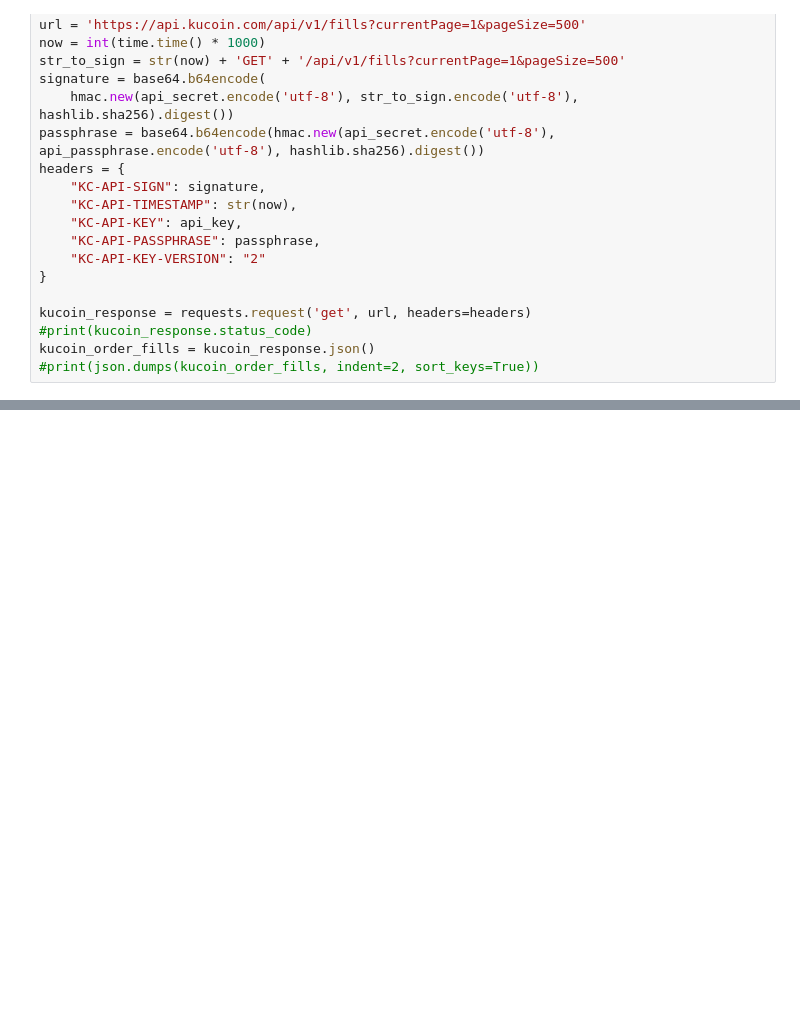
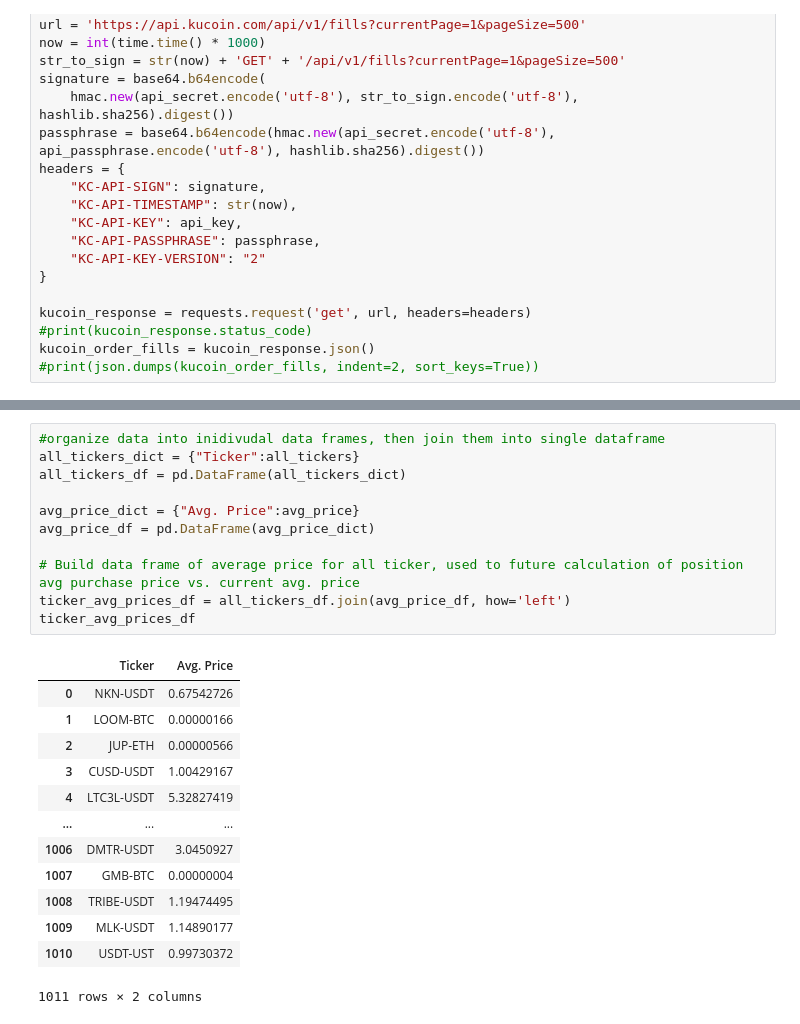
Before and after one commit to ThusSpokeZarate/kucoin_api_call, a Jupyter notebook: api_call_order_fills.ipynb, the cells around one changed output, grey strips where cells are left out. Saved outputs shown, nothing was run; the diff lists cells and outputs as text; blank space fills up the shorter version.

```diff
--- a/api_call_order_fills.ipynb
+++ b/api_call_order_fills.ipynb
@@ -223,0 +314,25 @@ print(rmrk_usdt_total_buy_expense)
+# %%
+#organize data into inidivudal data frames, then join them into single dataframe
+all_tickers_dict = {"Ticker":all_tickers}
+all_tickers_df = pd.DataFrame(all_tickers_dict)
+
+avg_price_dict = {"Avg. Price":avg_price}
+avg_price_df = pd.DataFrame(avg_price_dict)
+
+# Build data frame of average price for all ticker, used to future calculation of position avg purchase price vs. current avg. price
+ticker_avg_prices_df = all_tickers_df.join(avg_price_df, how='left')
+ticker_avg_prices_df
+# %% [output]
+|  | Ticker | Avg. Price |
+| 0 | NKN-USDT | 0.67542726 |
+| 1 | LOOM-BTC | 0.00000166 |
+| 2 | JUP-ETH | 0.00000566 |
+| 3 | CUSD-USDT | 1.00429167 |
+| 4 | LTC3L-USDT | 5.32827419 |
+| ... | ... | ... |
+| 1006 | DMTR-USDT | 3.0450927 |
+| 1007 | GMB-BTC | 0.00000004 |
+| 1008 | TRIBE-USDT | 1.19474495 |
+| 1009 | MLK-USDT | 1.14890177 |
+| 1010 | USDT-UST | 0.99730372 |
+1011 rows × 2 columns
```
Also changed, not shown: parts of 21 cells of this notebook, 3 other files.
